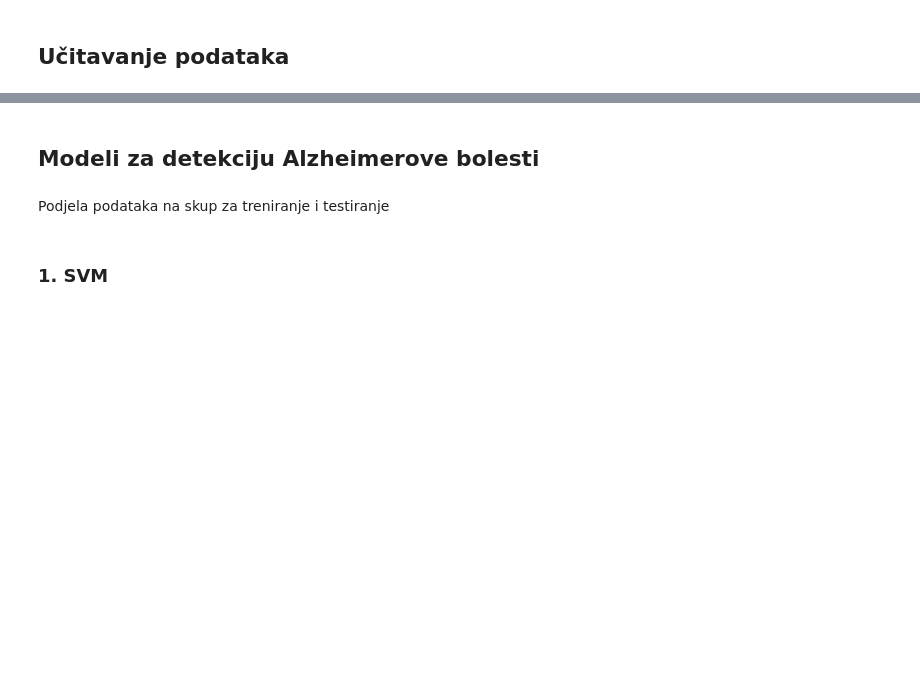
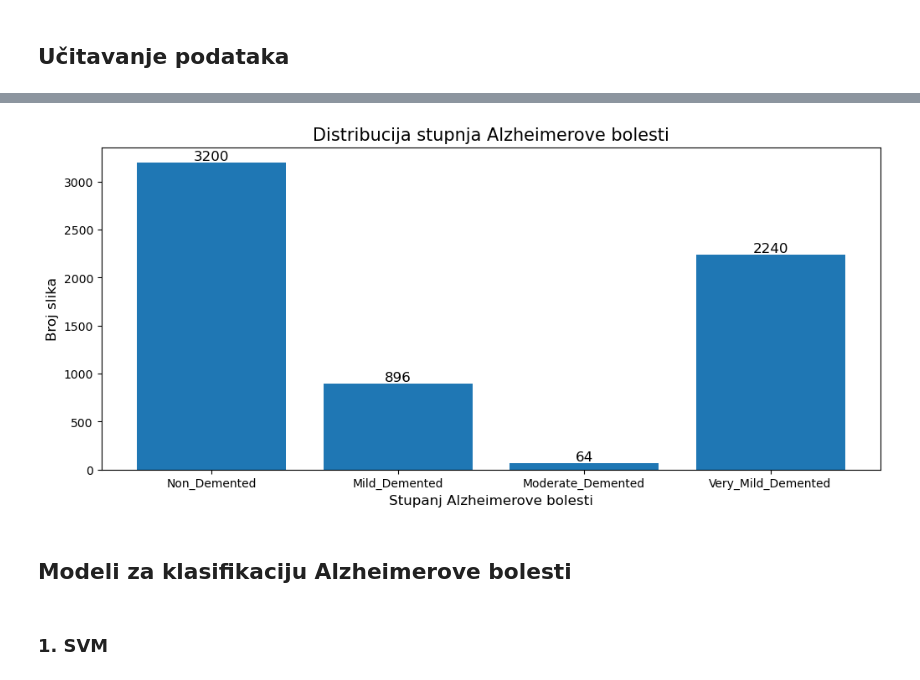
Before and after one commit to MajaJuri/Alzheimer-Detection, a Jupyter notebook: Detekcija Alzheimerove bolesti na MRI slikama mozga.ipynb, the cells around one changed output, grey strips where cells are left out. Saved outputs shown, nothing was run; the diff lists cells and outputs as text; code cells hidden in the pictures; blank space fills up the shorter version.

```diff
--- a/Detekcija Alzheimerove bolesti na MRI slikama mozga.ipynb
+++ b/Detekcija Alzheimerove bolesti na MRI slikama mozga.ipynb
@@ -25,2 +72,18 @@ for label in labels:
+# %%
+counter = Counter(Y)
+freqs = [counter[label] for label in labels]
+
+fig, ax = plt.subplots(figsize=(12, 5))
+
+bars = plt.bar(labels, freqs)
+ax.bar_label(bars, size=12)
+
+ax.set_xlabel("Stupanj Alzheimerove bolesti", fontsize=12)
+ax.set_ylabel("Broj slika", fontsize=12)
+ax.set_title("Distribucija stupnja Alzheimerove bolesti", fontsize=15)
+
+plt.show()
+# %% [output]
+[figure, added]
 # %% [markdown]
-## Modeli za detekciju Alzheimerove bolesti
+## Modeli za klasifikaciju Alzheimerove bolesti
@@ -39,2 +89,0 @@ detection_Y = [0] * len(no_alzheimer) + [1] * len(alzheimer)
-# %% [markdown]
-Podjela podataka na skup za treniranje i testiranje
```
Also changed, not shown: parts of 53 cells of this notebook.
